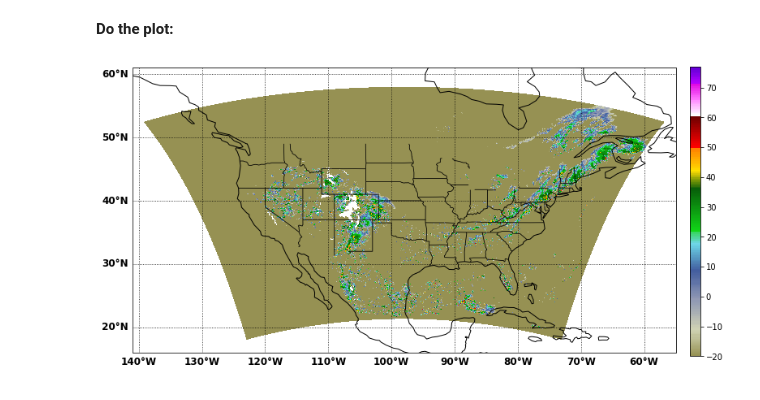
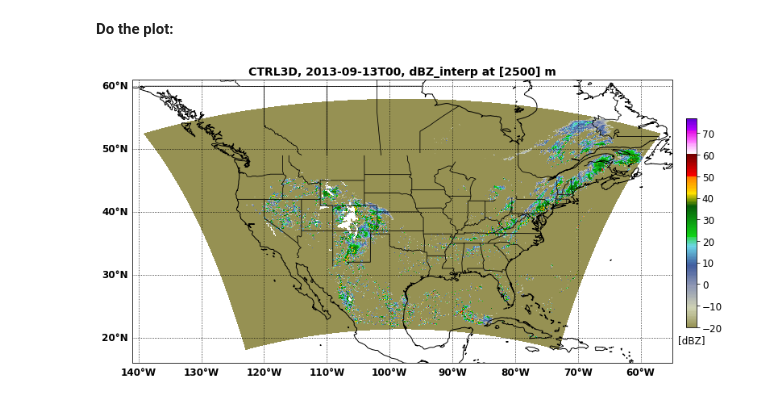
Before and after one commit to Lusicl/WRF_dBZ_Cloud_Classification, a Jupyter notebook: WRF_dBZ_Class_CONUS1/wrf_dbz_Interp_Plot_test.ipynb, the cells around one changed output. Saved outputs shown, nothing was run; the diff lists cells and outputs as text; code cells hidden in the pictures.

```diff
--- a/WRF_dBZ_Class_CONUS1/wrf_dbz_Interp_Plot_test.ipynb
+++ b/WRF_dBZ_Class_CONUS1/wrf_dbz_Interp_Plot_test.ipynb
@@ -73,4 +69,5 @@ data_wrf_z_unstag = wrf.destagger(getvar(Dataset(file_name_list['Z']), 'Z', time
 interp_vertical_lev = [2500] # meter inheight.
 
 dbz_lev = interplevel(da_wrf_dbz, data_wrf_z_unstag, interp_vertical_lev)
+dbz_lev = dbz_lev.assign_attrs(vert_units='m')
 # %% [markdown]
@@ -111,13 +107,13 @@ def new_map(fig):
     ## Grab state borders:
     state_borders = NaturalEarthFeature(category='cultural',
                                         name='admin_1_states_provinces_lines',
-                                        scale='110m',
+                                        scale='50m',
                                         facecolor='none'
                                        )
     ax.add_feature(state_borders, edgecolor='black', linewidth=0.8)
 
     ## Add coast lines:
-    ax.coastlines('110m', 'black', linewidth=1)
+    ax.coastlines('50m', 'black', linewidth=1)
     # ax.set_xticks(np.arange(-140, -50, 10))
 
     ## Add the gridlines:
@@ -141,24 +137,38 @@ def new_map(fig):
 # %%
 fig = plt.figure(figsize=(12,9))
 ax1 = new_map(fig)
 # ax1 = plt.axes(projection = ccrs.LambertConformal(central_longitude=-100, central_latitude=40))
 # ax1 = plt.axes(projection = ccrs.PlateCarree())
 
 plotting_var = dbz_lev.data
 plotting_lon = dbz_lev.XLONG
 plotting_lat = dbz_lev.XLAT
 
 
 ## CWB colorbar:
 # cf1 = ax1.contourf(plotting_lon, plotting_lat, plotting_var, 23, levels=clevs, colors=ccols)
 
 ## NWS colorbar:
 cf1 = ax1.pcolormesh(plotting_lon, plotting_lat, plotting_var, cmap=ref_cmap, norm=ref_norm, shading='auto')
 
-cbar_ax = fig.add_axes([0.92, 0.225, 0.015, 0.55])
+
+cf1_title = plt.title(wrf_sim_type + ', ' +
+                      np.datetime_as_string(dbz_lev.Time.data, unit='h') + ', ' +
+                      dbz_lev.name + ' at ' +
+                      str(interp_vertical_lev) + ' ' + dbz_lev.vert_units,
+                      fontsize=14,
+                      fontweight='bold')
+
+cbar_ax = fig.add_axes([0.92, 0.3, 0.015, 0.4])
 cbar = fig.colorbar(cf1, cax=cbar_ax, fraction=0.04)
+cbar.ax.tick_params(labelsize=12)
+cbar_title = plt.title('[dBZ]', fontsize=12, y=-0.1)
 
 
-# plt.title(datetime.utcnow())
+## Save figure:
+
+plt.savefig('./' + np.datetime_as_string(dbz_lev.Time.data, unit='h') + '.png',
+            bbox_inches='tight',
+            dpi=150)
 # %% [output]
-[figure, old version]
+[figure, new version]
```
Also changed, not shown: parts of 5 cells of this notebook, 1 other file.
